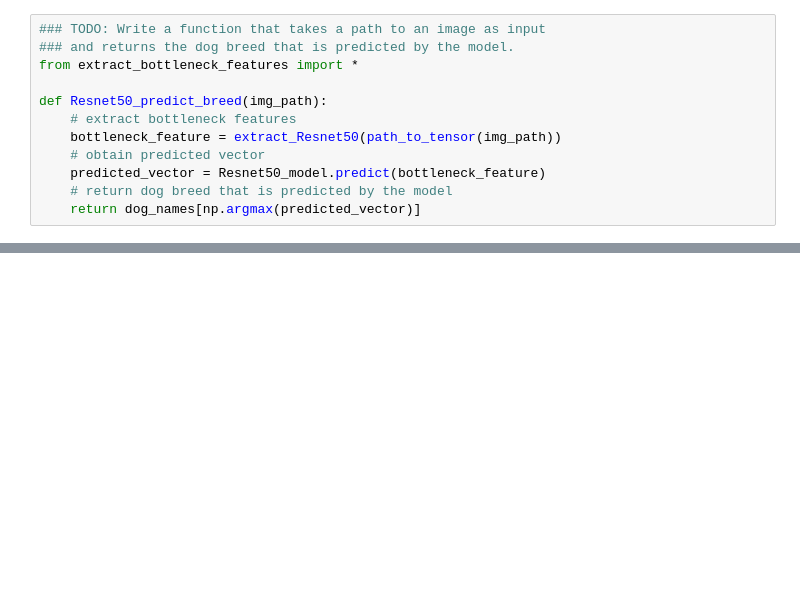
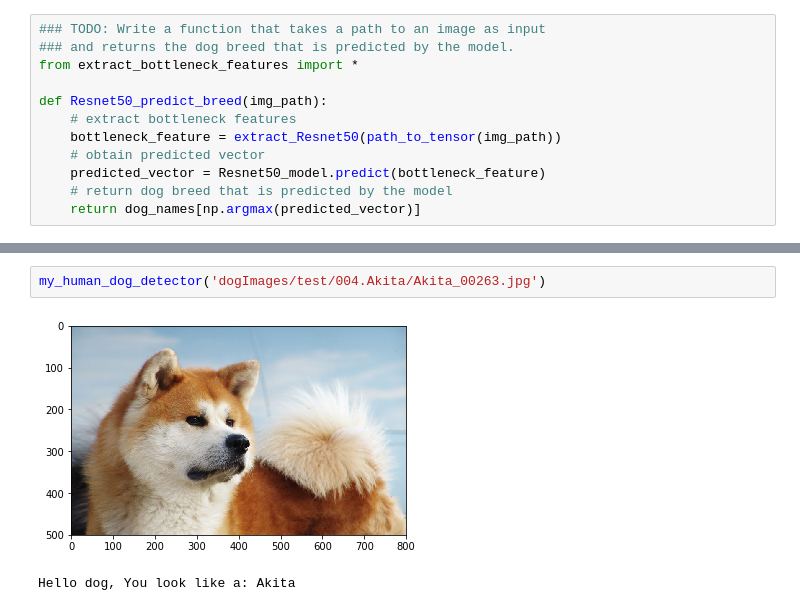
Before and after one commit to birdbird1117/DeepLearning_DogBreedClassifier, a Jupyter notebook: dog_app.ipynb, the cells around one changed output, grey strips where cells are left out. Saved outputs shown, nothing was run; the diff lists cells and outputs as text; blank space fills up the shorter version.

```diff
--- a/dog_app.ipynb
+++ b/dog_app.ipynb
@@ -766,0 +786,5 @@ __Answer:__
+# %%
+my_human_dog_detector('dogImages/test/004.Akita/Akita_00263.jpg')
+# %% [output]
+[figure, added]
+Hello dog, You look like a: Akita
```
Also changed, not shown: parts of 14 cells of this notebook.
